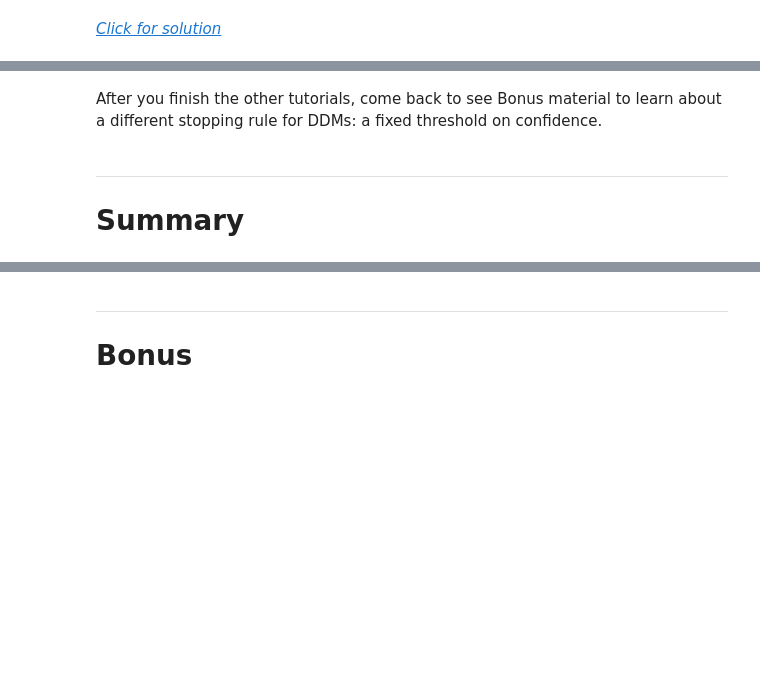
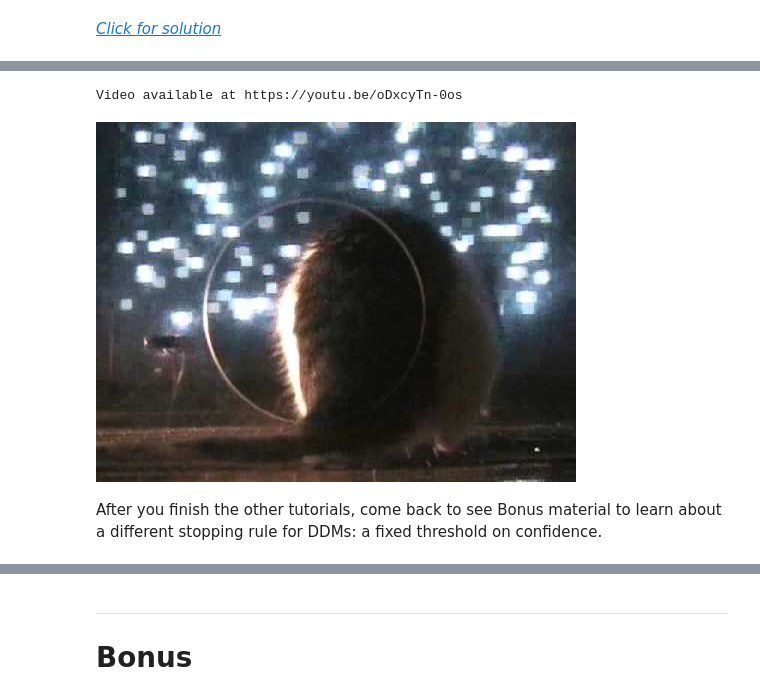
Before and after one commit to astha736/Neuromatch-TA, a Jupyter notebook: W3D2/W3D2_Tutorial1.ipynb, the cells around one changed output, grey strips where cells are left out. Drawn from its saved outputs; the diff is of its cells as text; code cells hidden in the pictures; blank space fills up the shorter version.

```diff
--- a/W3D2/W3D2_Tutorial1.ipynb
+++ b/W3D2/W3D2_Tutorial1.ipynb
@@ -817,6 +836,12 @@ display(out)
+# %%
+# @markdown Rat performing random dot motion task
+from IPython.display import YouTubeVideo
+video = YouTubeVideo(id="oDxcyTn-0os", width=854, height=480, fs=1)
+print("Video available at https://youtu.be/" + video.id)
+video
+# %% [output]
+Video available at https://youtu.be/oDxcyTn-0os
+[figure, added]
 # %% [markdown]
 After you finish the other tutorials, come back to see Bonus material to learn about a different stopping rule for DDMs: a fixed threshold on confidence.
-# %% [markdown]
----
-# Summary
 # %% [markdown]
```
Also changed, not shown: parts of 34 cells of this notebook.
